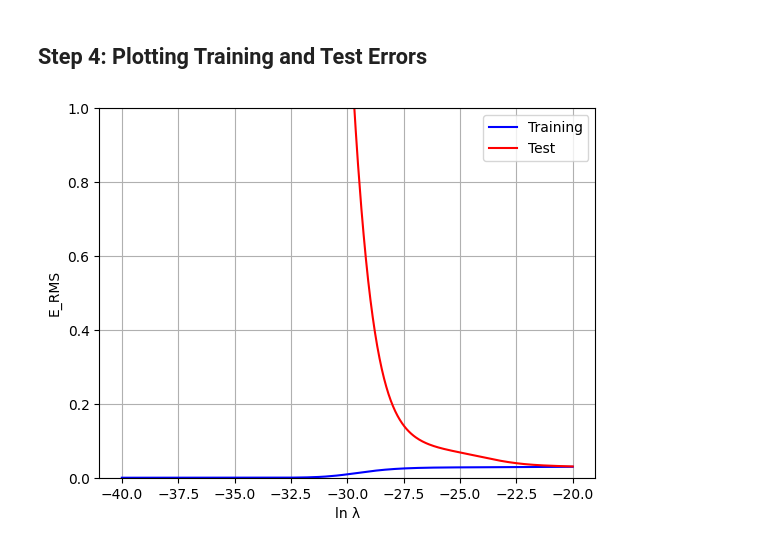
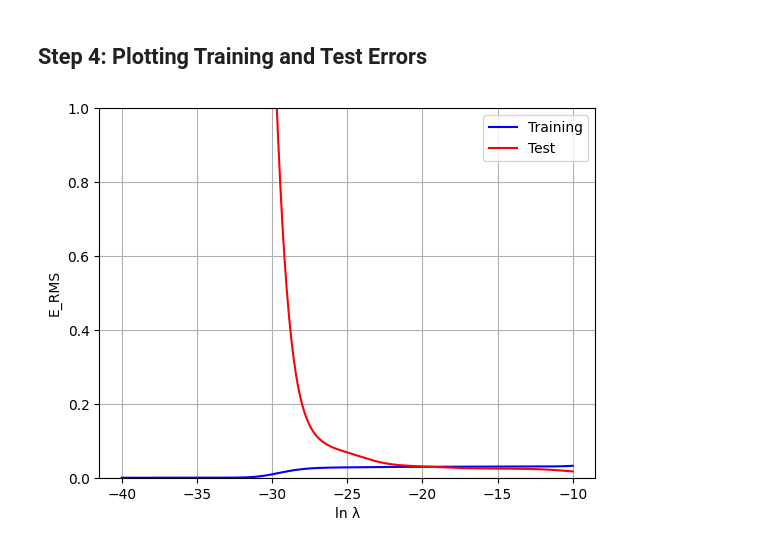
Before and after one commit to MLol-3/Machine-learning-class67, a Jupyter notebook: Linear Model Selection and Regularization/Q2.ipynb, the cells around one changed output. Saved outputs shown, nothing was run; the diff lists cells and outputs as text; code cells hidden in the pictures.

```diff
--- a/Linear Model Selection and Regularization/Q2.ipynb
+++ b/Linear Model Selection and Regularization/Q2.ipynb
@@ -60,33 +65,33 @@ plt.show()
 # %% [markdown]
 ## Step 4: Plotting Training and Test Errors
 # %%
-lambda_values = np.linspace(-40, -20, 400)
+lambda_values = np.linspace(-40, -10, 400)
 train_errors = []
 test_errors = []
 
 for log_lambda in lambda_values:
     alpha = np.exp(log_lambda)
     model = make_pipeline(PolynomialFeatures(degree=9), Ridge(alpha=alpha))
     model.fit(x[:, np.newaxis], y)
 
     y_train_pred = model.predict(x[:, np.newaxis])
     y_test_pred = model.predict(x_test[:, np.newaxis])
 
     train_errors.append(mean_squared_error(y, y_train_pred))
     test_errors.append(mean_squared_error(y_test, y_test_pred))
 
 plt.figure()
 plt.plot(lambda_values, train_errors, label="Training", color='blue')
 plt.plot(lambda_values, test_errors, label="Test", color='red')
 plt.xlabel("ln λ")
 plt.ylabel("E_RMS")
 
 # Dynamic y-axis range
 y_min, y_max = 0, 1  # Set y-axis limits
 plt.ylim(y_min, y_max)
 
 plt.legend()
 plt.grid(True)
 plt.show()
 # %% [output]
-[figure, old version]
+[figure, new version]
```
Also changed, not shown: parts of 4 cells of this notebook.
